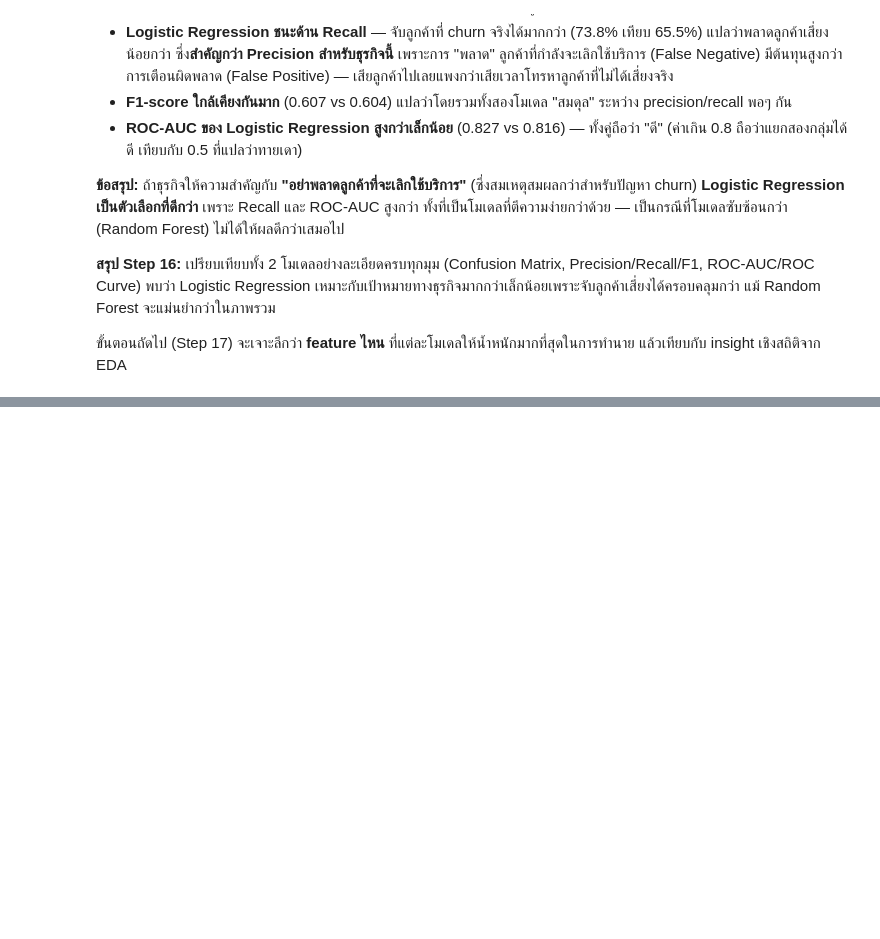
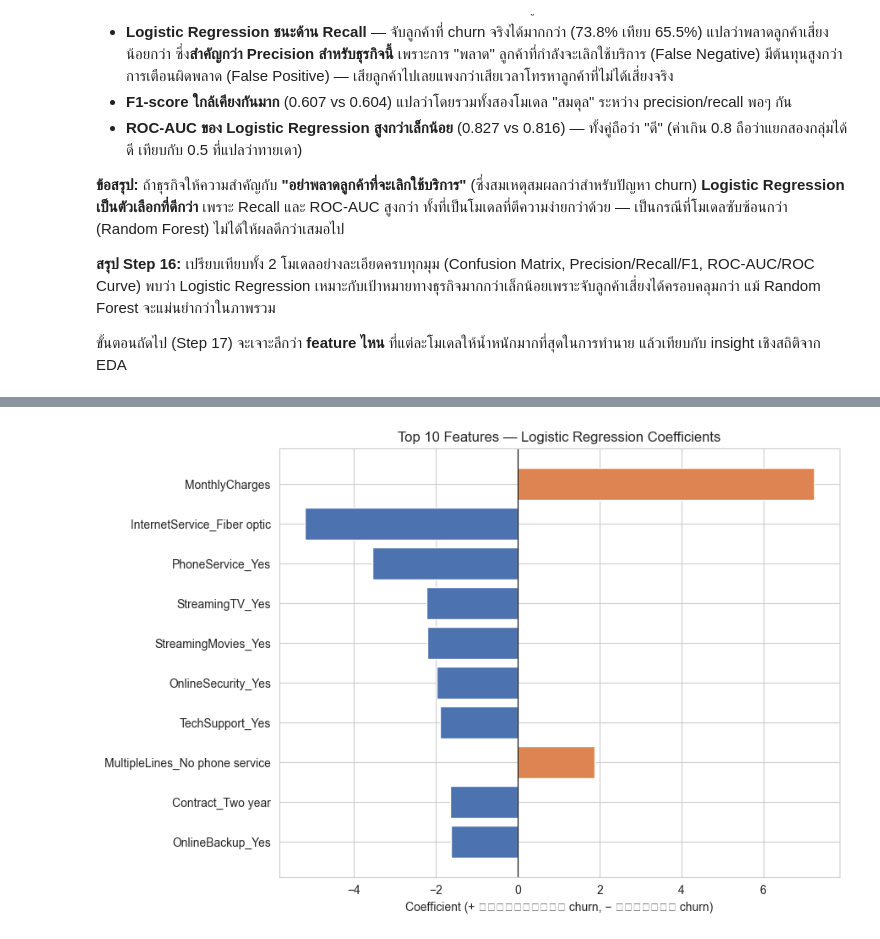
Before and after one commit to thitiwutsuk/Telco-Customer-Churn, a Jupyter notebook: notebooks/telco_churn_modeling.ipynb, the cells around one changed output, grey strips where cells are left out. Drawn from its saved outputs; the diff is of its cells as text; code cells hidden in the pictures; blank space fills up the shorter version.

```diff
--- a/notebooks/telco_churn_modeling.ipynb
+++ b/notebooks/telco_churn_modeling.ipynb
@@ -531,0 +553,14 @@ Logistic Regression เหมาะกับเป้าหมายทางธ
+# %%
+# สร้างตารางจับคู่ชื่อ feature กับค่า coefficient ของมัน
+# log_reg.coef_ มีรูปร่างเป็น array 2 มิติ (1 แถว x จำนวน feature) เพราะเป็นปัญหา binary classification จึงดึง [0] ออกมาเป็น 1 มิติ
+coef_df = pd.DataFrame({
+    'feature': X_train.columns,
+    'coefficient': log_reg.coef_[0]
+})
+
+# สร้างคอลัมน์ค่าสัมบูรณ์ (ไม่สนเครื่องหมาย) ไว้ใช้เรียงลำดับความสำคัญ
+coef_df['abs_coefficient'] = coef_df['coefficient'].abs()
+coef_df = coef_df.sort_values('abs_coefficient', ascending=False).reset_index(drop=True)
+
+top10_coef = coef_df.head(10)
+top10_coef[['feature', 'coefficient']]
@@ -531,0 +579,16 @@ Logistic Regression เหมาะกับเป้าหมายทางธ
+# %%
+fig, ax = plt.subplots(figsize=(9, 6))
+
+# กำหนดสี: บวก (เพิ่มโอกาส churn) เป็นสีส้ม, ลบ (ลดโอกาส churn) เป็นสีน้ำเงิน
+colors = ['#DD8452' if c > 0 else '#4C72B0' for c in top10_coef['coefficient']]
+
+# เรียงจากบนลงล่างให้ feature ที่สำคัญที่สุดอยู่บนสุด (invert_yaxis)
+ax.barh(top10_coef['feature'], top10_coef['coefficient'], color=colors)
+ax.axvline(0, color='black', linewidth=0.8)
+ax.set_xlabel('Coefficient (+ เพิ่มโอกาส churn, − ลดโอกาส churn)')
+ax.set_title('Top 10 Features — Logistic Regression Coefficients')
+ax.invert_yaxis()
+plt.tight_layout()
+plt.show()
+# %% [output]
+[figure, added]
```
Also changed, not shown: parts of 16 cells of this notebook, 1 other file.
